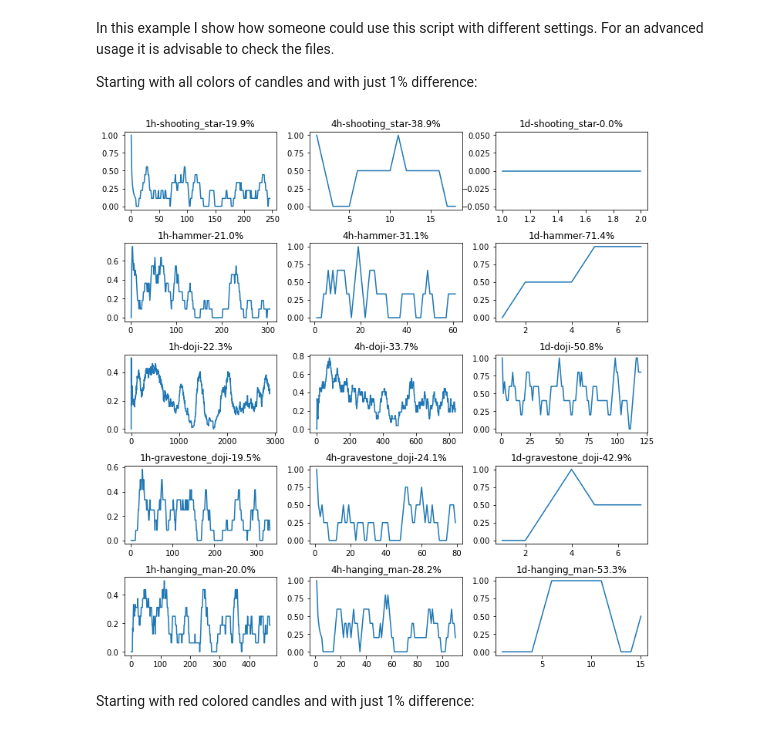
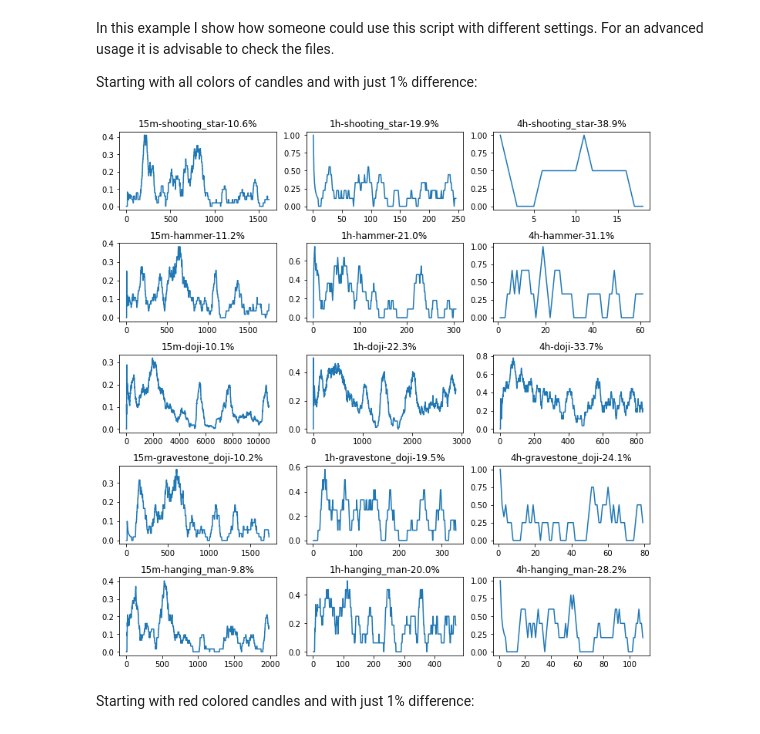
Before and after one commit to Fr3d1sk/Candle-Patterns, a Jupyter notebook: example.ipynb, the cells around one changed output. Saved outputs shown, nothing was run; the diff lists cells and outputs as text; code cells hidden in the pictures.

```diff
--- a/example.ipynb
+++ b/example.ipynb
@@ -6,23 +6,23 @@ Starting with all colors of candles and with just 1% difference:
 # %%
 import visualization
 from Candlestick_patterns import ShootingStar, Hammer, HangingMan, Doji, GravestoneDoji
 
 timeframes = [
+    "15m",
     "1h",
     "4h",
-    "1d"
 ]
 
 patterns = [
     ShootingStar(),
     Hammer(),
     Doji(),
     GravestoneDoji(),
     HangingMan()
 ]
 visualization.check_data(timeframes, patterns, image_name="all_candles")
 # %% [output]
-[figure, old version]
+[figure, new version]
 # %% [markdown]
 Starting with red colored candles and with just 1% difference:
 # %%
```
Also changed, not shown: parts of 2 cells of this notebook.
